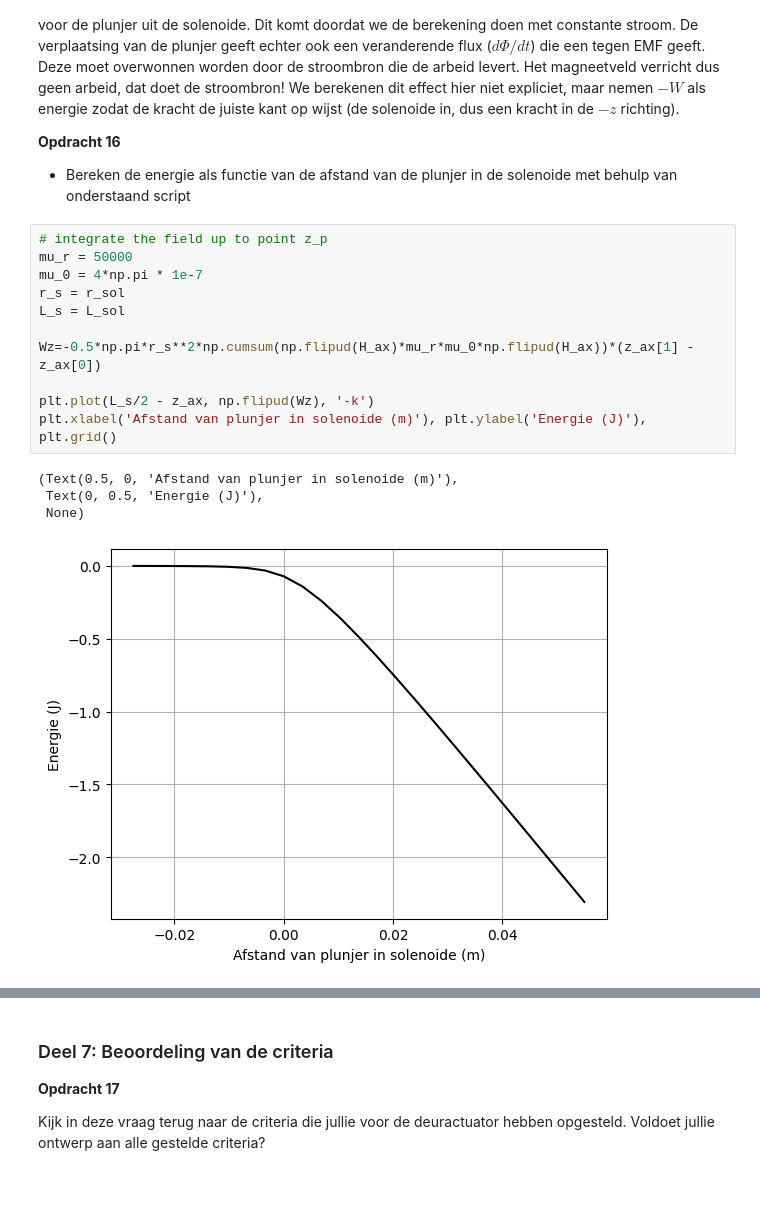
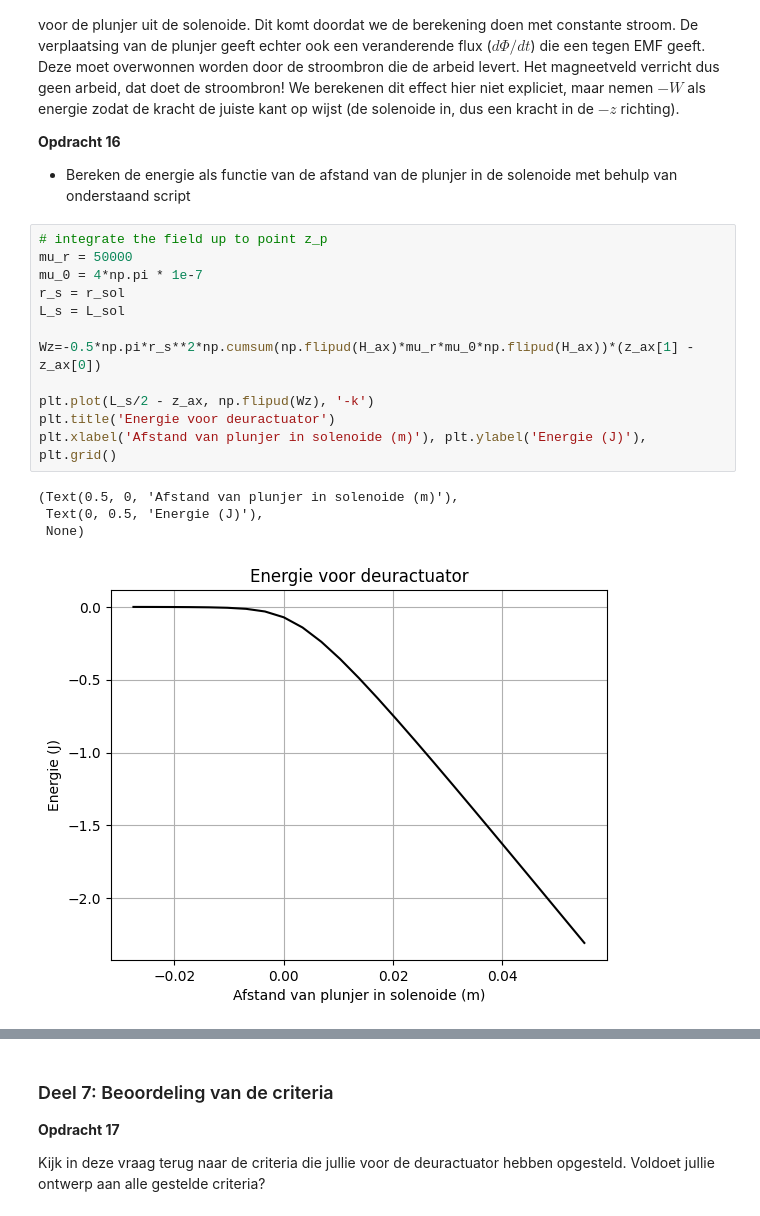
Before and after one commit to cs50202/opdrachten-DEF-D-, a Jupyter notebook: 2KrachtactuatorOpdracht/2KrachtactuatorOpdracht/KrachtactuatorOpdracht.ipynb, the cells around one changed output, grey strips where cells are left out. Cells and saved outputs as stored; diff of their text form; blank space fills up the shorter version.

```diff
--- a/2KrachtactuatorOpdracht/2KrachtactuatorOpdracht/KrachtactuatorOpdracht.ipynb
+++ b/2KrachtactuatorOpdracht/2KrachtactuatorOpdracht/KrachtactuatorOpdracht.ipynb
@@ -702,19 +698,20 @@ Zoals je uit je berekening voor het $\mathbf{H}$ kan zien is de energie van de p
 # %%
 # integrate the field up to point z_p
 mu_r = 50000
 mu_0 = 4*np.pi * 1e-7
 r_s = r_sol
 L_s = L_sol
 
 Wz=-0.5*np.pi*r_s**2*np.cumsum(np.flipud(H_ax)*mu_r*mu_0*np.flipud(H_ax))*(z_ax[1] - z_ax[0])
 
 plt.plot(L_s/2 - z_ax, np.flipud(Wz), '-k')
+plt.title('Energie voor deuractuator')
 plt.xlabel('Afstand van plunjer in solenoide (m)'), plt.ylabel('Energie (J)'), plt.grid()
 # %% [output]
 (Text(0.5, 0, 'Afstand van plunjer in solenoide (m)'),
  Text(0, 0.5, 'Energie (J)'),
  None)
-[figure, old version]
+[figure, new version]
 # %%
 force_analytical = -mu_0*mu_r*np.pi*r_s**2*aantal_omwent**2*I**2/2/L_s**2 # Kracht uitrekenen numeriek
 force_numerical=np.diff(Wz, n=1, append=[0])/(z_ax[1] - z_ax[0]) # Kracht uitrekenen
```
Also changed, not shown: parts of 11 cells of this notebook.
